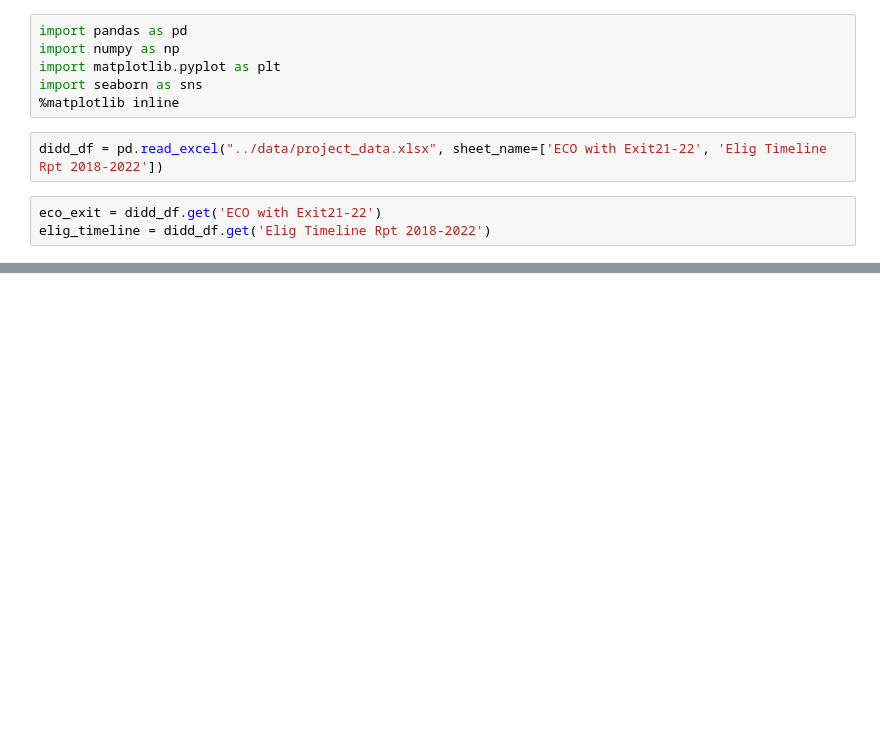
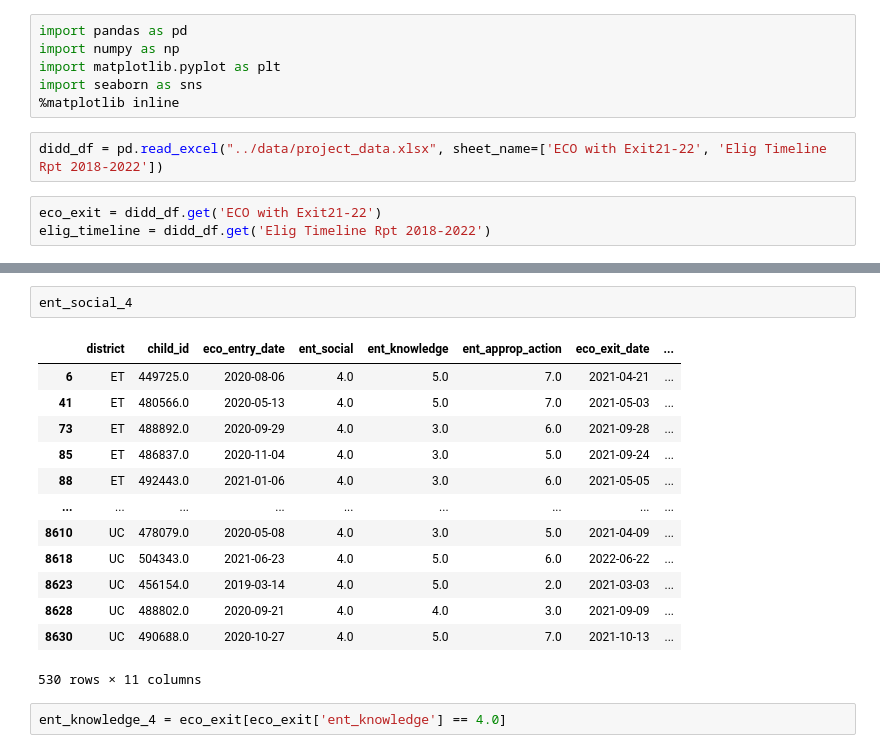
Before and after one commit to NSS-Data-Analytics-Cohort-7/didd-an-array-of-jorts, a Jupyter notebook: notebooks/EDA.ipynb, the cells around one changed output, grey strips where cells are left out. Saved outputs shown, nothing was run; the diff lists cells and outputs as text; blank space fills up the shorter version.

```diff
--- a/notebooks/EDA.ipynb
+++ b/notebooks/EDA.ipynb
@@ -136,0 +97,18 @@ exitcountdedf.plot(x = 'Exit Reason', kind = 'bar');
+# %%
+ent_social_4
+# %% [output]
+|  | district | child_id | eco_entry_date | ent_social | ent_knowledge | ent_approp_action | eco_exit_date | ... |
+| 6 | ET | 449725.0 | 2020-08-06 | 4.0 | 5.0 | 7.0 | 2021-04-21 | ... |
+| 41 | ET | 480566.0 | 2020-05-13 | 4.0 | 5.0 | 7.0 | 2021-05-03 | ... |
+| 73 | ET | 488892.0 | 2020-09-29 | 4.0 | 3.0 | 6.0 | 2021-09-28 | ... |
+| 85 | ET | 486837.0 | 2020-11-04 | 4.0 | 3.0 | 5.0 | 2021-09-24 | ... |
+| 88 | ET | 492443.0 | 2021-01-06 | 4.0 | 3.0 | 6.0 | 2021-05-05 | ... |
+| ... | ... | ... | ... | ... | ... | ... | ... | ... |
+| 8610 | UC | 478079.0 | 2020-05-08 | 4.0 | 3.0 | 5.0 | 2021-04-09 | ... |
+| 8618 | UC | 504343.0 | 2021-06-23 | 4.0 | 5.0 | 6.0 | 2022-06-22 | ... |
+| 8623 | UC | 456154.0 | 2019-03-14 | 4.0 | 5.0 | 2.0 | 2021-03-03 | ... |
+| 8628 | UC | 488802.0 | 2020-09-21 | 4.0 | 4.0 | 3.0 | 2021-09-09 | ... |
+| 8630 | UC | 490688.0 | 2020-10-27 | 4.0 | 5.0 | 7.0 | 2021-10-13 | ... |
+530 rows × 11 columns
+# %%
+ent_knowledge_4 = eco_exit[eco_exit['ent_knowledge'] == 4.0]
```
Also changed, not shown: parts of 84 cells of this notebook.
